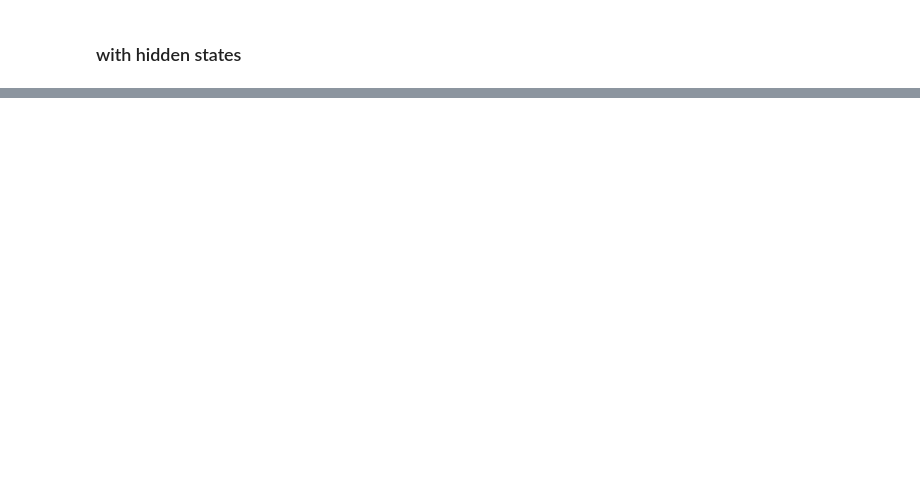
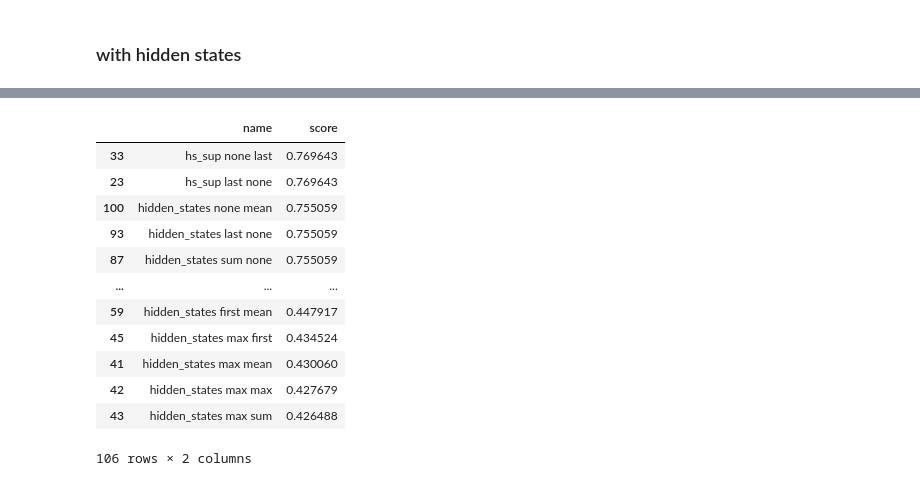
Before and after one commit to wassname/activation_store, a Jupyter notebook: nbs/TQA_regr.ipynb, the cells around one changed output, grey strips where cells are left out. Cells and saved outputs as stored; diff of their text form; code cells hidden in the pictures; blank space fills up the shorter version.

```diff
--- a/nbs/TQA_regr.ipynb
+++ b/nbs/TQA_regr.ipynb
@@ -413,8 +408,7 @@ tensor(1.6489)
 # %%
-
-
-def train_linear_prob_on_dataset(data_name: str, device: str = "cuda"):
-    X = ds_a2[data_name].view(len(ds_a2), -1).to(device)
+def train_linear_prob_on_dataset(X, name="", device: str = "cuda", ):
+    print(X.shape)
+    X = X.view(len(X), -1).to(device)
 
     # norm X
     X = (X - X.mean()) / X.std()
@@ -428,9 +422,5 @@ def train_linear_prob_on_dataset(data_name: str, device: str = "cuda"):
     y_pred = lr_model.forward(X_test)
 
     score = roc_auc(y_test, y_pred)
-    print(f'score for probe({data_name}): {score:.3f} roc auc, n={len(X_test)}')
-    return lr_model
-
-train_linear_prob_on_dataset('llm_ans')
-train_linear_prob_on_dataset('hs_sup')
-train_linear_prob_on_dataset('hidden_states');
+    print(f'score for probe({name}): {score:.3f} roc auc, n={len(X_test)}')
+    return score.cpu().item()
@@ -440,0 +469,19 @@ score for probe(hidden_states): 0.729 roc auc, n=116
+# %%
+import pandas as pd
+# note hs_sup seems to get more important as we lower the thresh
+df = pd.DataFrame(results, columns=['name', 'score']).sort_values('score', ascending=False)
+df
+# %% [output]
+|  | name | score |
+| 33 | hs_sup none last | 0.769643 |
+| 23 | hs_sup last none | 0.769643 |
+| 100 | hidden_states none mean | 0.755059 |
+| 93 | hidden_states last none | 0.755059 |
+| 87 | hidden_states sum none | 0.755059 |
+| ... | ... | ... |
+| 59 | hidden_states first mean | 0.447917 |
+| 45 | hidden_states max first | 0.434524 |
+| 41 | hidden_states max mean | 0.430060 |
+| 42 | hidden_states max max | 0.427679 |
+| 43 | hidden_states max sum | 0.426488 |
+106 rows × 2 columns
```
Also changed, not shown: parts of 15 cells of this notebook, 2 other files.
